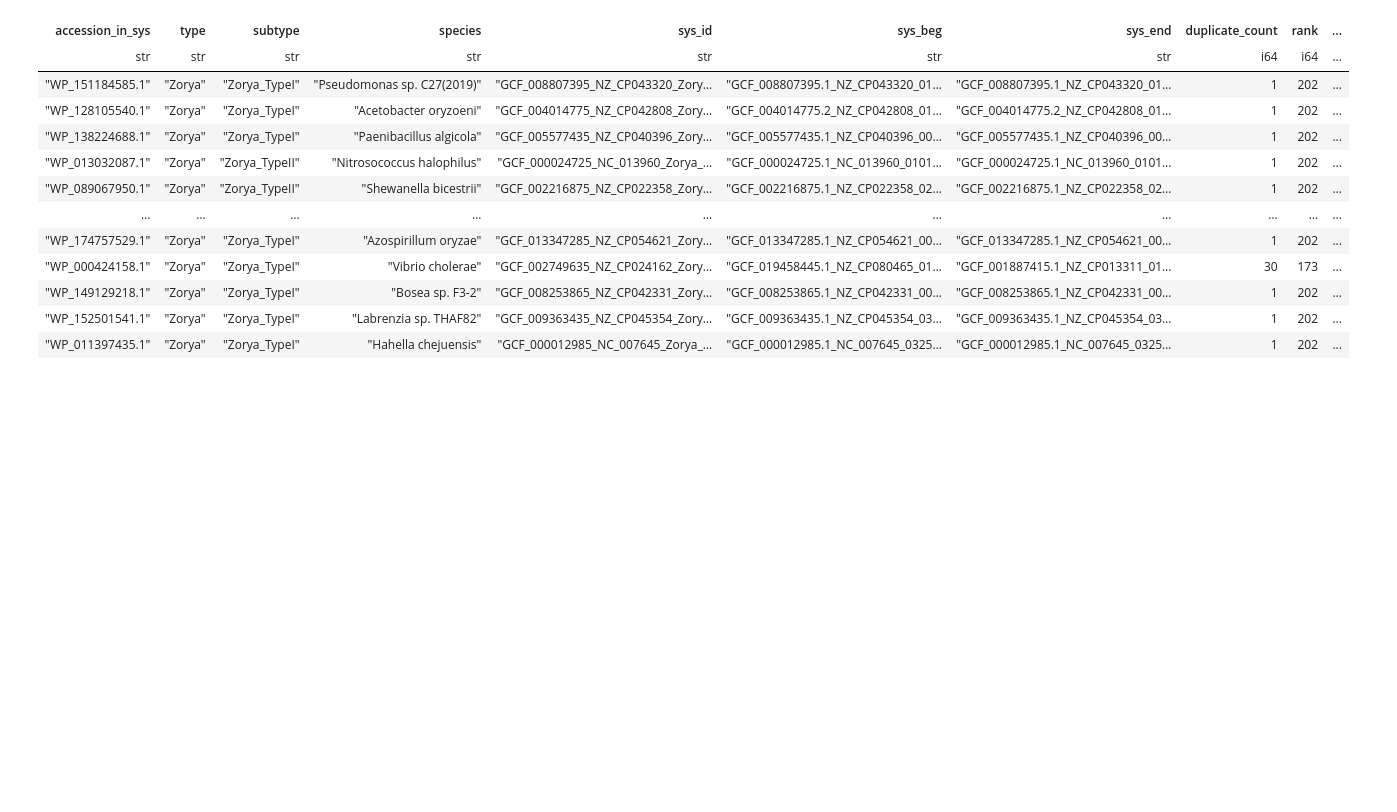
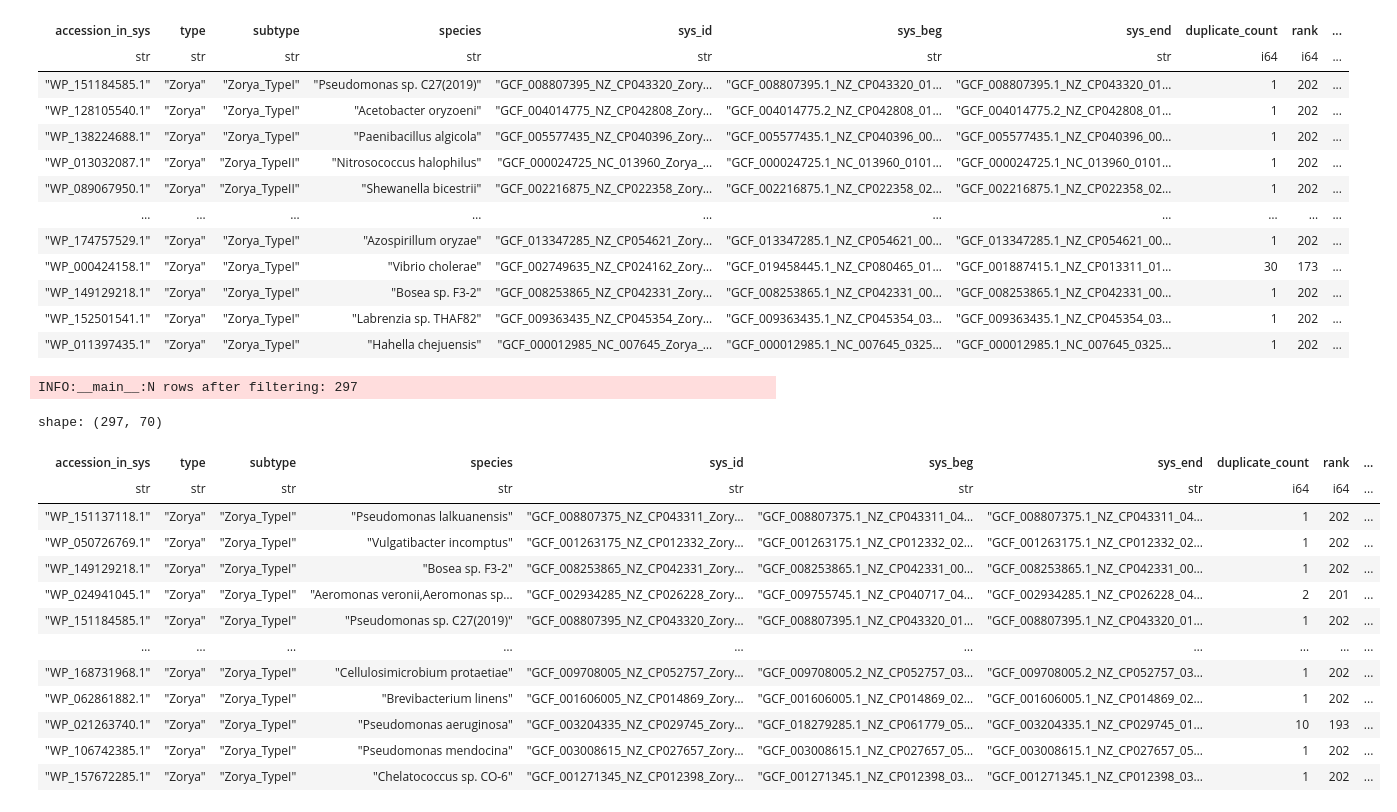
Before and after one commit to juliandeanmoran/BISSH, a Jupyter notebook: testing/explore_zorya.ipynb, the cells around one changed output. Saved outputs shown, nothing was run; the diff lists cells and outputs as text; code cells hidden in the pictures; blank space fills up the shorter version.

```diff
--- a/testing/explore_zorya.ipynb
+++ b/testing/explore_zorya.ipynb
@@ -139,3 +145,41 @@ shape: (58_891, 70)
 | "WP_149129218.1" | "Zorya" | "Zorya_TypeI" | "Bosea sp. F3-2" | "GCF_008253865_NZ_CP042331_Zory… | "GCF_008253865.1_NZ_CP042331_00… | "GCF_008253865.1_NZ_CP042331_00… | 1 | 202 | ... |
 | "WP_152501541.1" | "Zorya" | "Zorya_TypeI" | "Labrenzia sp. THAF82" | "GCF_009363435_NZ_CP045354_Zory… | "GCF_009363435.1_NZ_CP045354_03… | "GCF_009363435.1_NZ_CP045354_03… | 1 | 202 | ... |
 | "WP_011397435.1" | "Zorya" | "Zorya_TypeI" | "Hahella chejuensis" | "GCF_000012985_NC_007645_Zorya_… | "GCF_000012985.1_NC_007645_0325… | "GCF_000012985.1_NC_007645_0325… | 1 | 202 | ... |
+# %%
+# ────────────────────────────────────────────────────────────
+#      Filter
+# ────────────────────────────────────────────────────────────
+
+def filter_data(
+        df: pl.DataFrame,
+) -> pl.DataFrame:
+
+    df = df.filter(
+        (pl.col("defense_system_cluster_id") == pl.col("cluster_id")) &
+        (pl.col("Organism") == "Homo sapiens (Human)")
+    )
+    logger.info(f"N rows after filtering: {len(df)}")
+
+    return df
+
+df_filt = filter_data(
+    df=df_cl
+)
+
+df_filt
+# %% [output]
+INFO:__main__:N rows after filtering: 297
+shape: (297, 70)
+| accession_in_sys | type | subtype | species | sys_id | sys_beg | sys_end | duplicate_count | rank | ... |
+| str | str | str | str | str | str | str | i64 | i64 | ... |
+| "WP_151137118.1" | "Zorya" | "Zorya_TypeI" | "Pseudomonas lalkuanensis" | "GCF_008807375_NZ_CP043311_Zory… | "GCF_008807375.1_NZ_CP043311_04… | "GCF_008807375.1_NZ_CP043311_04… | 1 | 202 | ... |
+| "WP_050726769.1" | "Zorya" | "Zorya_TypeI" | "Vulgatibacter incomptus" | "GCF_001263175_NZ_CP012332_Zory… | "GCF_001263175.1_NZ_CP012332_02… | "GCF_001263175.1_NZ_CP012332_02… | 1 | 202 | ... |
+| "WP_149129218.1" | "Zorya" | "Zorya_TypeI" | "Bosea sp. F3-2" | "GCF_008253865_NZ_CP042331_Zory… | "GCF_008253865.1_NZ_CP042331_00… | "GCF_008253865.1_NZ_CP042331_00… | 1 | 202 | ... |
+| "WP_024941045.1" | "Zorya" | "Zorya_TypeI" | "Aeromonas veronii,Aeromonas sp… | "GCF_002934285_NZ_CP026228_Zory… | "GCF_009755745.1_NZ_CP040717_04… | "GCF_002934285.1_NZ_CP026228_04… | 2 | 201 | ... |
+| "WP_151184585.1" | "Zorya" | "Zorya_TypeI" | "Pseudomonas sp. C27(2019)" | "GCF_008807395_NZ_CP043320_Zory… | "GCF_008807395.1_NZ_CP043320_01… | "GCF_008807395.1_NZ_CP043320_01… | 1 | 202 | ... |
+| … | … | … | … | … | … | … | … | … | ... |
+| "WP_168731968.1" | "Zorya" | "Zorya_TypeI" | "Cellulosimicrobium protaetiae" | "GCF_009708005_NZ_CP052757_Zory… | "GCF_009708005.2_NZ_CP052757_03… | "GCF_009708005.2_NZ_CP052757_03… | 1 | 202 | ... |
+| "WP_062861882.1" | "Zorya" | "Zorya_TypeI" | "Brevibacterium linens" | "GCF_001606005_NZ_CP014869_Zory… | "GCF_001606005.1_NZ_CP014869_02… | "GCF_001606005.1_NZ_CP014869_02… | 1 | 202 | ... |
+| "WP_021263740.1" | "Zorya" | "Zorya_TypeI" | "Pseudomonas aeruginosa" | "GCF_003204335_NZ_CP029745_Zory… | "GCF_018279285.1_NZ_CP061779_05… | "GCF_003204335.1_NZ_CP029745_01… | 10 | 193 | ... |
+| "WP_106742385.1" | "Zorya" | "Zorya_TypeI" | "Pseudomonas mendocina" | "GCF_003008615_NZ_CP027657_Zory… | "GCF_003008615.1_NZ_CP027657_05… | "GCF_003008615.1_NZ_CP027657_05… | 1 | 202 | ... |
+| "WP_157672285.1" | "Zorya" | "Zorya_TypeI" | "Chelatococcus sp. CO-6" | "GCF_001271345_NZ_CP012398_Zory… | "GCF_001271345.1_NZ_CP012398_03… | "GCF_001271345.1_NZ_CP012398_03… | 1 | 202 | ... |
```
Also changed, not shown: parts of 8 cells of this notebook, 5 other files.
